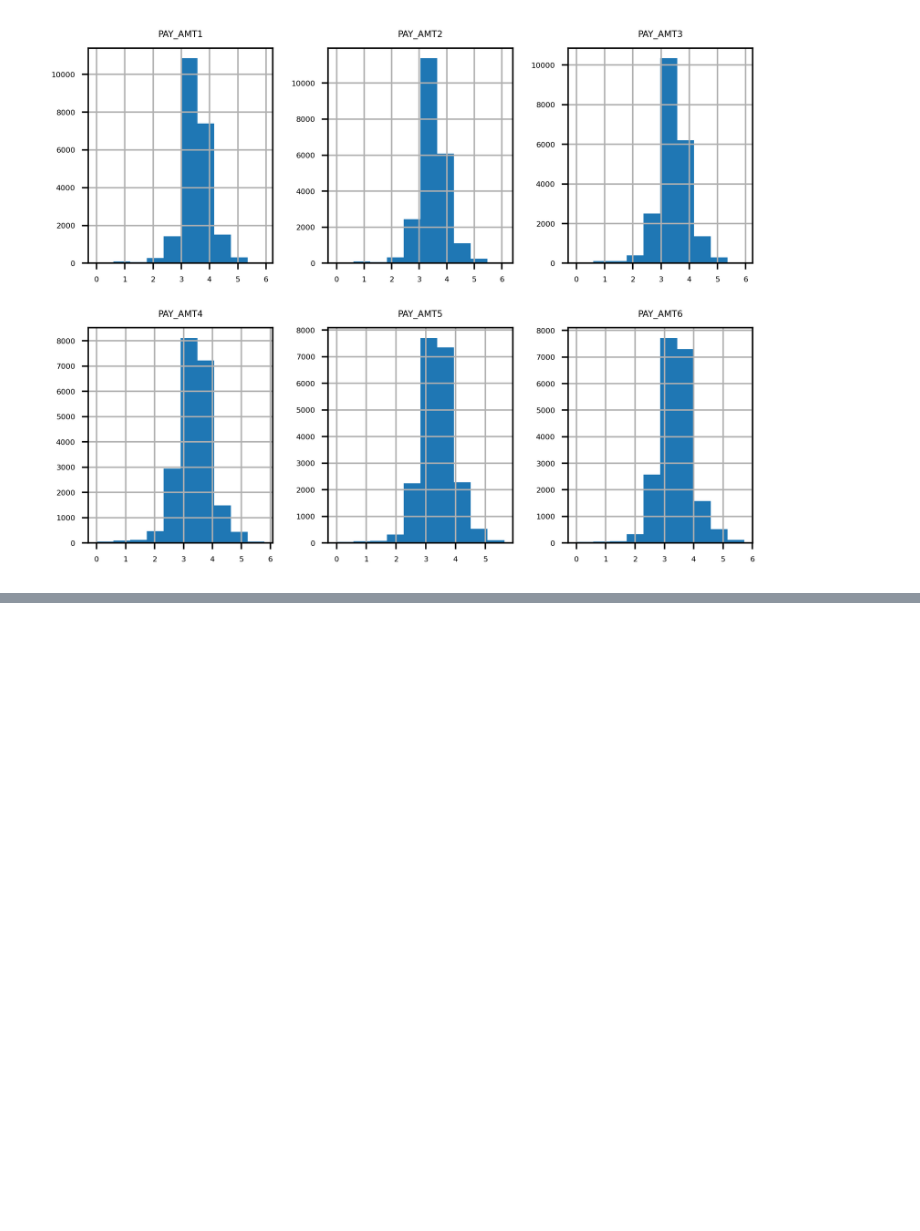
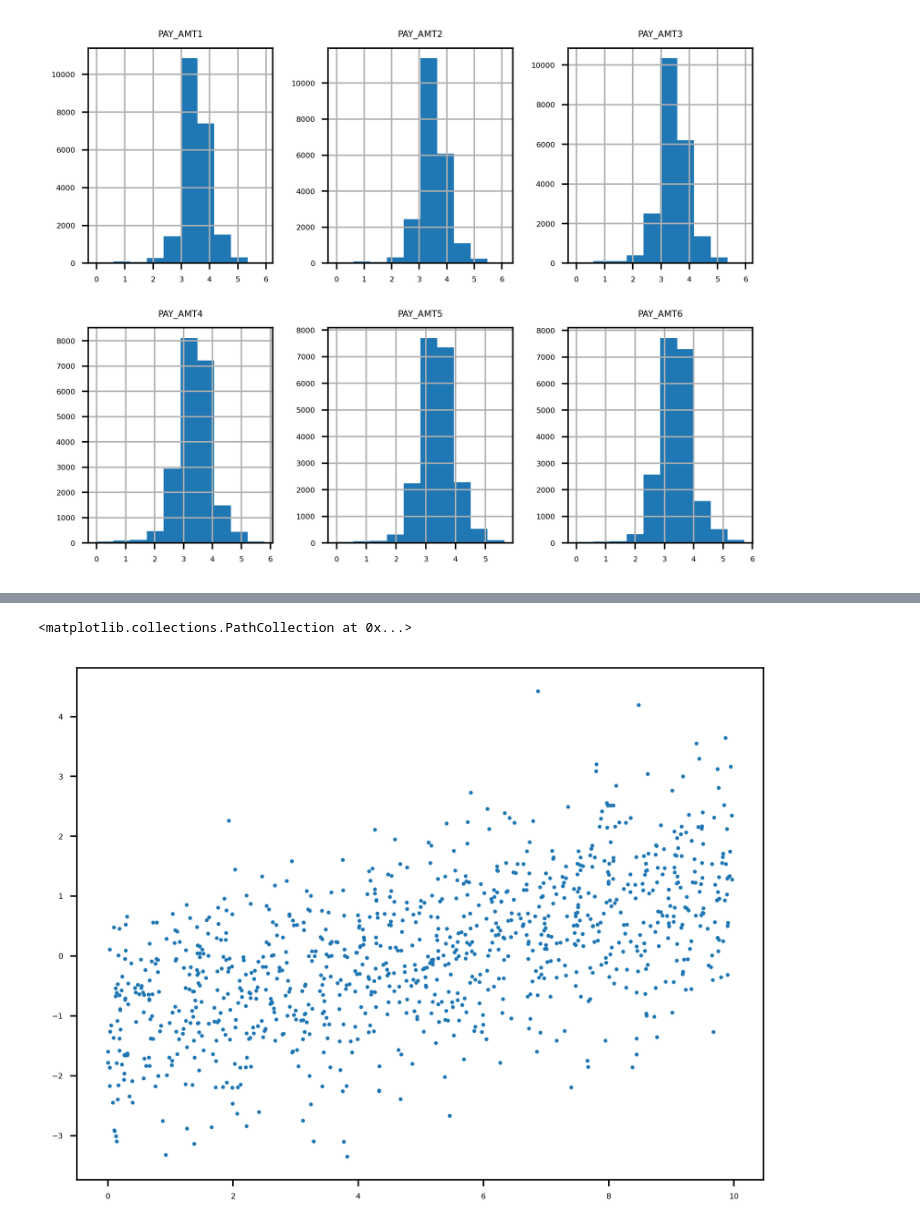
Before and after one commit to AlanSouza87/Estudos-em-Python-para-Analise-e-Ciencia-de-dados, a Jupyter notebook: Livro_Projetos_de_Ciência_de_Dados_com_Python.ipynb, the cells around one changed output, grey strips where cells are left out. Drawn from its saved outputs; the diff is of its cells as text; code cells hidden in the pictures; blank space fills up the shorter version.

```diff
--- a/Livro_Projetos_de_Ciência_de_Dados_com_Python.ipynb
+++ b/Livro_Projetos_de_Ciência_de_Dados_com_Python.ipynb
@@ -1123,0 +1245,8 @@ array([[<Axes: title={'center': 'PAY_AMT1'}>,
+# %%
+#Configurando a seed para gerar sempre o mesmo resultado.
+np.random.seed(seed=1)
+
+# Crriando o Array/Vetor
+X = np.random.uniform(low=0, high=10, size=(1000,))
+
+X[0:10]
@@ -1123,0 +1263,12 @@ array([[<Axes: title={'center': 'PAY_AMT1'}>,
+# %%
+np.random.seed(seed=1)
+slope = 0.25
+intercept = -1.25
+y = slope * X + np.random.normal(loc=0.0, scale=1.0, size=(1000,)) + intercept
+# %%
+#Vamos poltar y em relação à característica X como uma plotagem dispersa
+#mpl.rcParams['figure.dpi'] = 400
+plt.scatter(X, y, s=1)
+# %% [output]
+<matplotlib.collections.PathCollection at 0x...>
+[figure, added]
```
Also changed, not shown: parts of 28 cells of this notebook.
